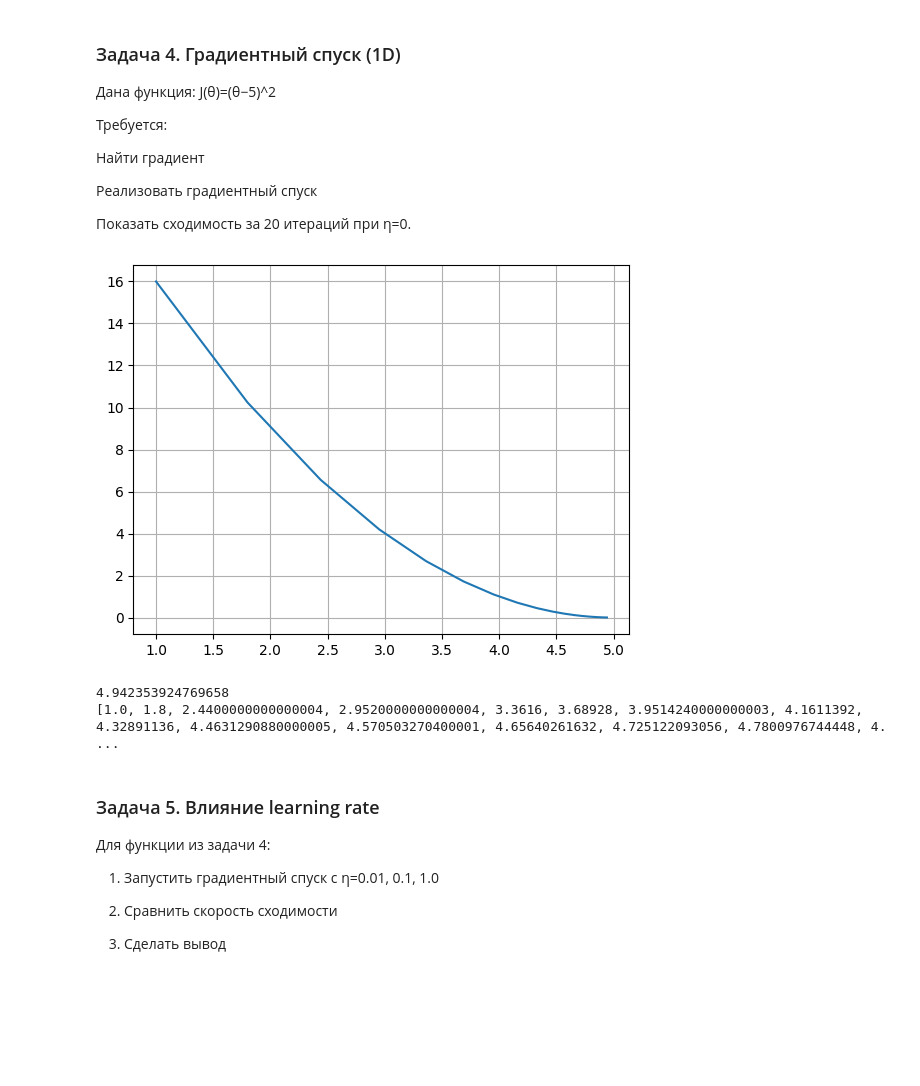
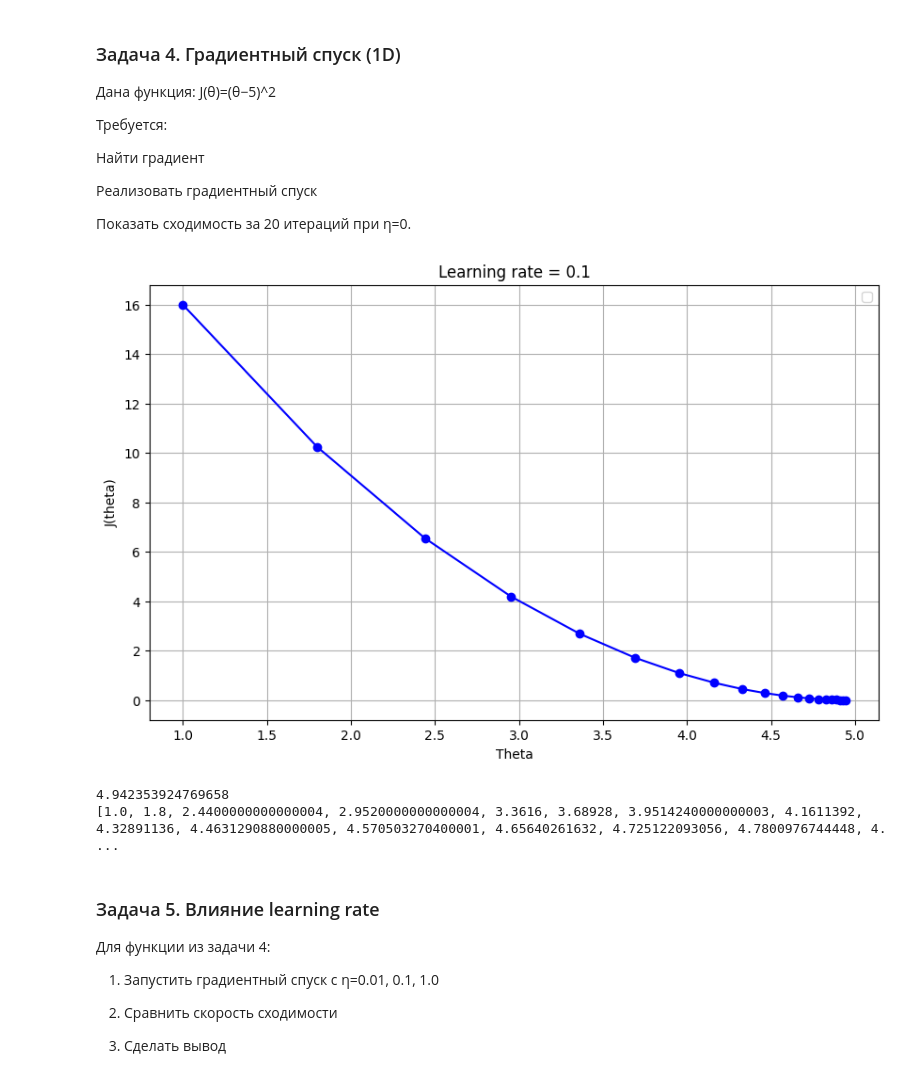
Before and after one commit to ZED-or-ZERO/Notes-on-ML-Courses., a Jupyter notebook: ML Course from ItechResearch/Lecture Tasks/Lecture_10.ipynb, the cells around one changed output. Cells and saved outputs as stored; diff of their text form; code cells hidden in the pictures; blank space fills up the shorter version.

```diff
--- a/ML Course from ItechResearch/Lecture Tasks/Lecture_10.ipynb
+++ b/ML Course from ItechResearch/Lecture Tasks/Lecture_10.ipynb
@@ -62,26 +62,30 @@ J(θ)=(θ−5)^2
 # %%
 def gradient_descent(start_theta, learning_rate, iterations):
     theta = start_theta
     history = []
 
     for i in range(iterations):
         grad = 2 * (theta - 5)
         theta = theta - learning_rate * grad
         history.append(theta)
 
-    plt.Figure(figsize=(10,6))
-    plt.plot(history, [(t-5)**2 for t in history])
-    plt.grid()
+    plt.figure(figsize=(10,6))
+    plt.plot(history, [(t-5)**2 for t in history], 'bo-')
+    plt.title(f"Learning rate = {learning_rate}")
+    plt.xlabel("Theta")
+    plt.ylabel("J(theta)")
+    plt.legend()
+    plt.grid(True)
     plt.show()
 
     return theta, history
 
 final_theta, history = gradient_descent(start_theta=0, learning_rate=0.1, iterations=20)
 
 print(final_theta)
 print(history)
 # %% [output]
-[figure, old version]
+[figure, new version]
 4.942353924769658
 [1.0, 1.8, 2.4400000000000004, 2.9520000000000004, 3.3616, 3.68928, 3.9514240000000003, 4.1611392, 4.32891136, 4.4631290880000005, 4.570503270400001, 4.65640261632, 4.725122093056, 4.7800976744448, 4. ...
 # %% [markdown]
```
Also changed, not shown: parts of 17 cells of this notebook, 7 other files.
